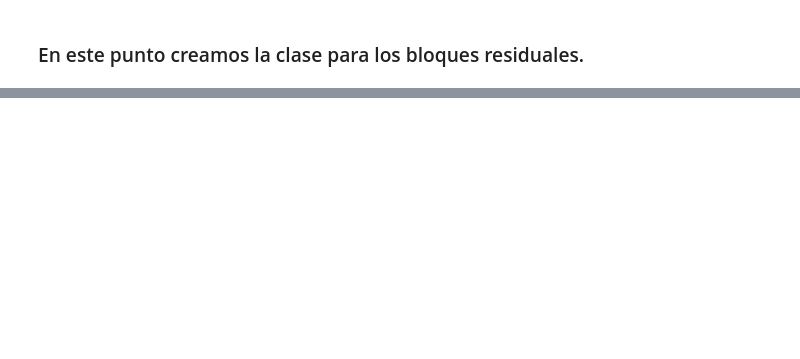
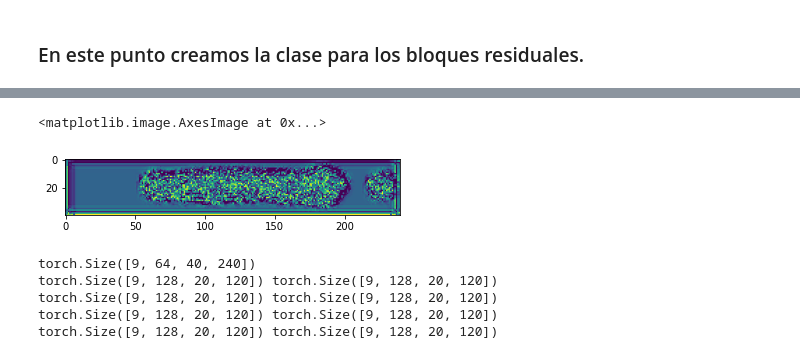
Before and after one commit to Istaliyan/PruebasTFG, a Jupyter notebook: Istalinet.ipynb, the cells around one changed output, grey strips where cells are left out. Saved outputs shown, nothing was run; the diff lists cells and outputs as text; code cells hidden in the pictures; blank space fills up the shorter version.

Commit message:
Añadidas todas las fases de la resnet

```diff
--- a/Istalinet.ipynb
+++ b/Istalinet.ipynb
@@ -118,0 +130,40 @@ torch.Size([9, 128, 40, 240])
+# %%
+fase1 = nn.Sequential(ResidualBlock(64, 64, stride=1),
+                      ResidualBlock(64, 64, stride=1),
+                      ResidualBlock(64, 64, stride=1),
+                      ResidualBlock(64, 64, stride=1))
+
+fase2 = nn.Sequential(ResidualBlock(64, 128, stride=2),
+                      ResidualBlock(128, 128, stride=1),
+                      ResidualBlock(128, 128, stride=1),
+                      ResidualBlock(128, 128, stride=1))
+
+fase3 = nn.Sequential(ResidualBlock(128, 256, stride=2),
+                      ResidualBlock(256, 256, stride=1),
+                      ResidualBlock(256, 256, stride=1),
+                      ResidualBlock(256, 256, stride=1),
+                      ResidualBlock(256, 256, stride=1),
+                      ResidualBlock(256, 256, stride=1))
+
+fase4 = nn.Sequential(ResidualBlock(256, 512, stride= 2),
+                      ResidualBlock(512, 512, stride=1),
+                      ResidualBlock(512, 512, stride=1))
+# %%
+salida_fase1 = fase1(entrada_bloque.cuda())
+# %%
+salida_fase1.shape
+salida_imagen = salida_fase1
+plt.imshow(a_imagen(salida_imagen[0][0]))
+# %% [output]
+<matplotlib.image.AxesImage at 0x...>
+[figure, added]
+# %%
+print(salida_fase1.shape)
+fase2.cuda()
+salida_fase2 = fase2(salida_fase1.cuda())
+# %% [output]
+torch.Size([9, 64, 40, 240])
+torch.Size([9, 128, 20, 120]) torch.Size([9, 128, 20, 120])
+torch.Size([9, 128, 20, 120]) torch.Size([9, 128, 20, 120])
+torch.Size([9, 128, 20, 120]) torch.Size([9, 128, 20, 120])
+torch.Size([9, 128, 20, 120]) torch.Size([9, 128, 20, 120])
```
Also changed, not shown: parts of 12 cells of this notebook.
